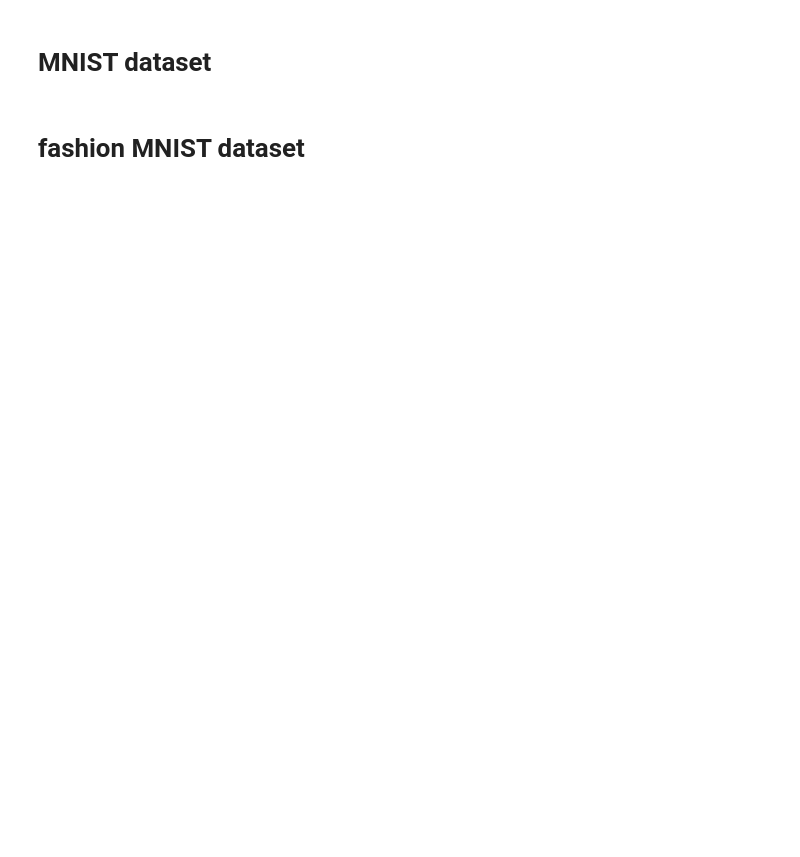
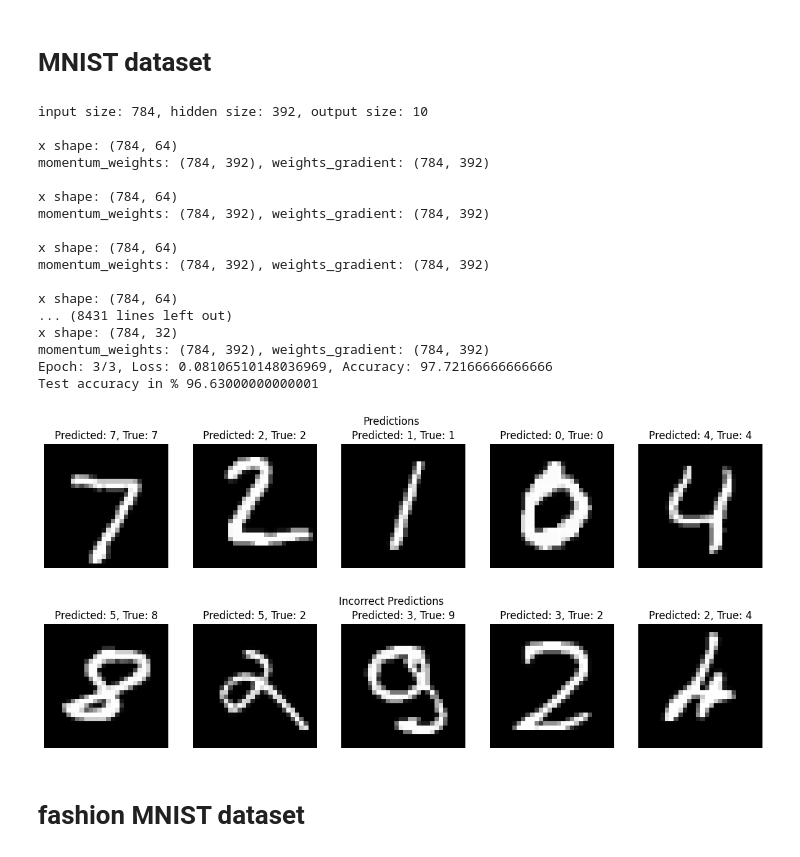
Before and after one commit to erjbroek/NNfromScratch, a Jupyter notebook: nn.ipynb, the cells around one changed output. Drawn from its saved outputs; the diff is of its cells as text; code cells hidden in the pictures; blank space fills up the shorter version.

Commit message:
fixed alot of bugs, mainly being use of correct weights and activation functions

```diff
--- a/nn.ipynb
+++ b/nn.ipynb
@@ -91,23 +110,43 @@ network.train(3, 64)
 # %%
 mnist_train_x = mnist_train.iloc[:, 1:].values / 255
 mnist_train_y = np.eye(10)[mnist_train.iloc[:, 0].values]
 mnist_test_x = mnist_test.iloc[:, 1:].values / 255
 mnist_test_y = np.eye(10)[mnist_test.iloc[:, 0].values]
 
 input_size = len(mnist_train_x[0])
 output_size = len(np.unique(mnist_train.iloc[:, 0].values))
 hidden_size = input_size // 2
 print(f"input size: {input_size}, hidden size: {hidden_size}, output size: {output_size}")
 
 network = NeuralNetwork(input_size, hidden_size, output_size)
-epochs = 10
+epochs = 3
 learning_rate = 0.01
 
 loss, accuracy = network.train_mbgd(mnist_train_x, mnist_train_y, epochs, learning_rate, 64)
 test_accuracy, predicted_class, true_class = network.evaluate(mnist_test_x, mnist_test_y)
 
 print(f"Test accuracy in % {test_accuracy}")
 render_mnist(mnist_test_x, predicted_class, true_class, 5, 5)
+# %% [output]
+input size: 784, hidden size: 392, output size: 10
+
+x shape: (784, 64)
+momentum_weights: (784, 392), weights_gradient: (784, 392)
+
+x shape: (784, 64)
+momentum_weights: (784, 392), weights_gradient: (784, 392)
+
+x shape: (784, 64)
+momentum_weights: (784, 392), weights_gradient: (784, 392)
+
+x shape: (784, 64)
+... (8431 lines left out)
+x shape: (784, 32)
+momentum_weights: (784, 392), weights_gradient: (784, 392)
+Epoch: 3/3, Loss: 0.08106510148036969, Accuracy: 97.72166666666666
+Test accuracy in % 96.63000000000001
+[figure, added]
+[figure, added]
 # %% [markdown]
 # fashion MNIST dataset
 # %%
```
Also changed, not shown: parts of 1 cell of this notebook, 4 other files.
